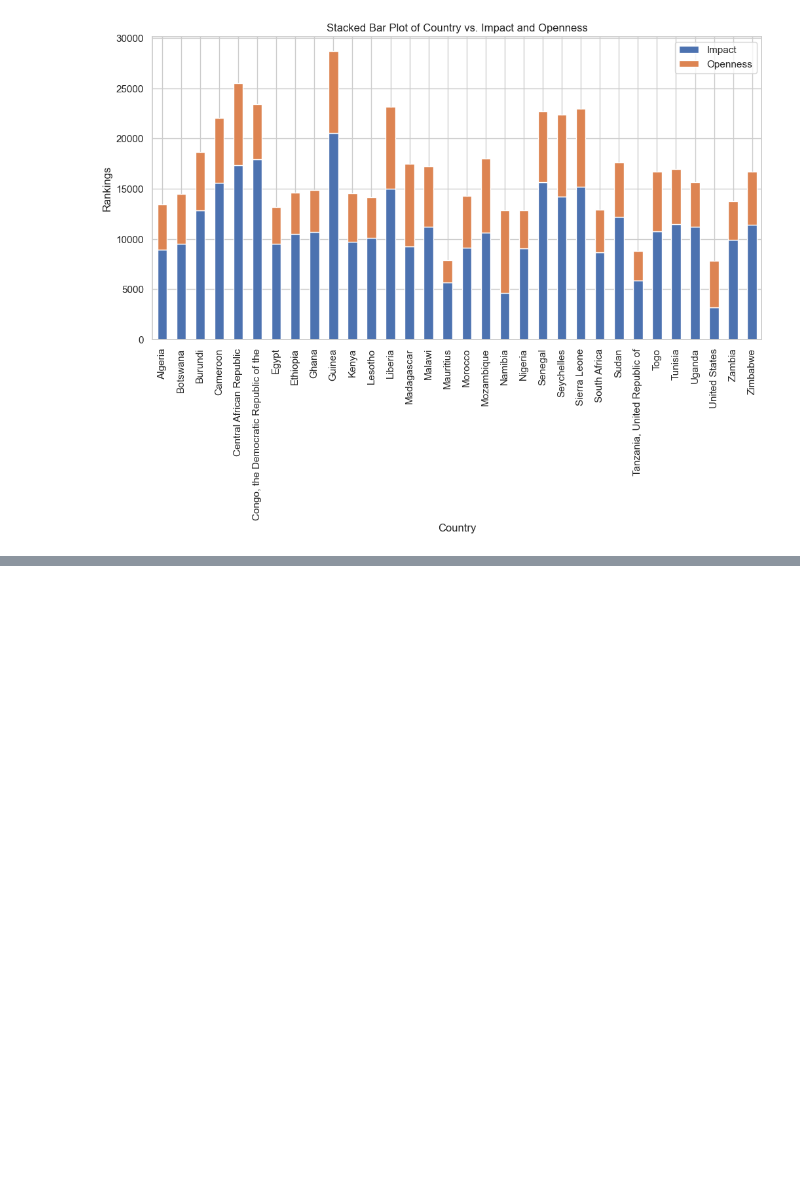
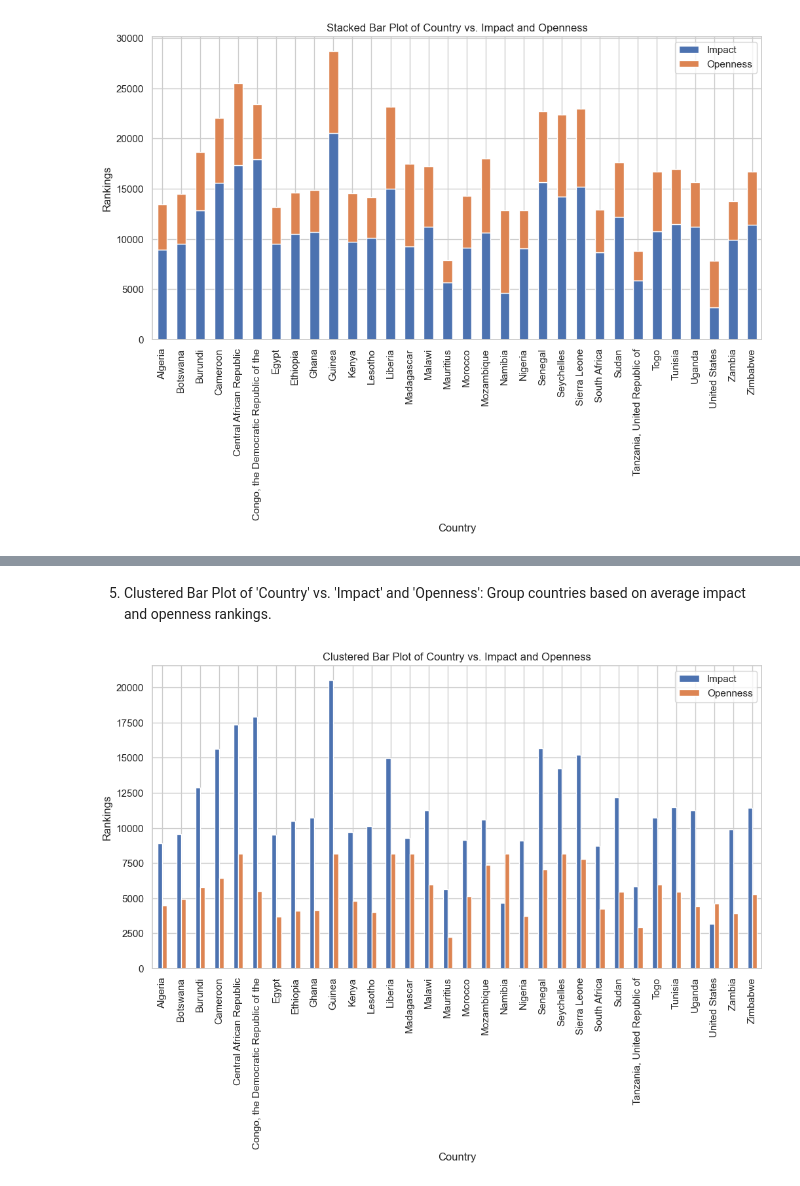
Before and after one commit to Gbekoilias/Stage-C-Exercise, a Jupyter notebook: Notebooks/Notebook (EDA).ipynb, the cells around one changed output, grey strips where cells are left out. Cells and saved outputs as stored; diff of their text form; code cells hidden in the pictures; blank space fills up the shorter version.

```diff
--- a/Notebooks/Notebook (EDA).ipynb
+++ b/Notebooks/Notebook (EDA).ipynb
@@ -351,0 +401,13 @@ plt.show()
+# %% [markdown]
+5. Clustered Bar Plot of 'Country' vs. 'Impact' and 'Openness':
+Group countries based on average impact and openness rankings.
+# %%
+df_country_agg = df.groupby('Country')[['Impact', 'Openness']].mean()
+df_country_agg.plot(kind='bar', figsize=(12, 6))
+plt.xticks(rotation=90)
+plt.xlabel('Country')
+plt.ylabel('Rankings')
+plt.title('Clustered Bar Plot of Country vs. Impact and Openness')
+plt.show()
+# %% [output]
+[figure, added]
```
Also changed, not shown: parts of 19 cells of this notebook.
